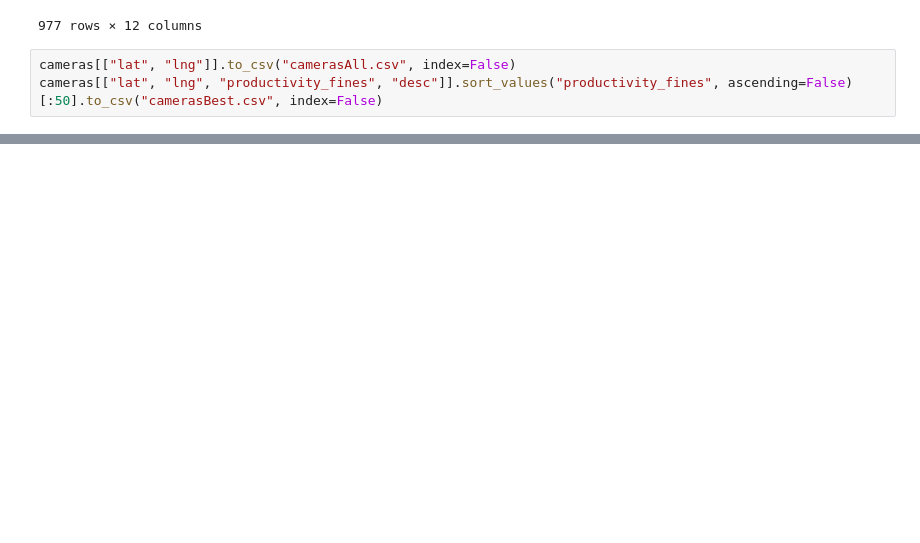
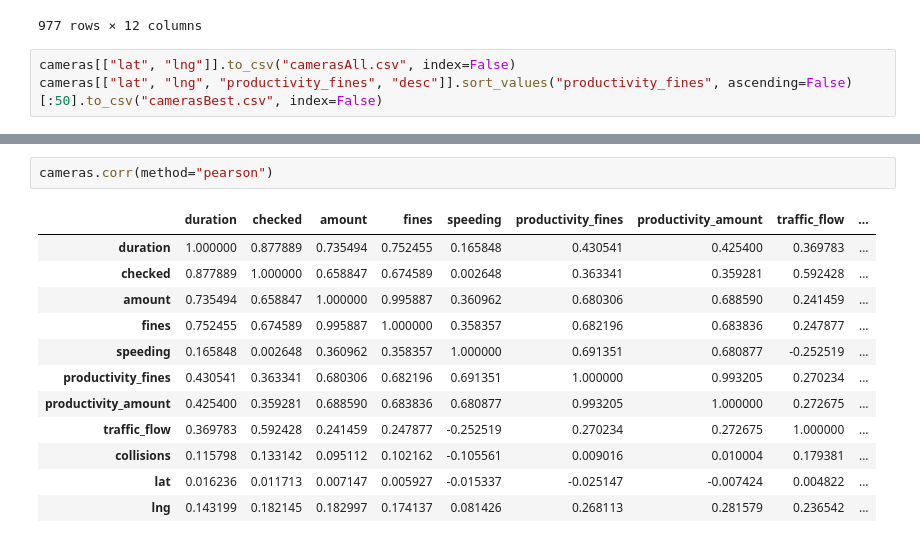
Before and after one commit to MarkusMannheim/speed-cameras, a Jupyter notebook: data/camera_data.ipynb, the cells around one changed output, grey strips where cells are left out. Cells and saved outputs as stored; diff of their text form; blank space fills up the shorter version.

```diff
--- a/data/camera_data.ipynb
+++ b/data/camera_data.ipynb
@@ -189,0 +195,15 @@ cameras.head(50)
+# %%
+cameras.corr(method="pearson")
+# %% [output]
+|  | duration | checked | amount | fines | speeding | productivity_fines | productivity_amount | traffic_flow | ... |
+| duration | 1.000000 | 0.877889 | 0.735494 | 0.752455 | 0.165848 | 0.430541 | 0.425400 | 0.369783 | ... |
+| checked | 0.877889 | 1.000000 | 0.658847 | 0.674589 | 0.002648 | 0.363341 | 0.359281 | 0.592428 | ... |
+| amount | 0.735494 | 0.658847 | 1.000000 | 0.995887 | 0.360962 | 0.680306 | 0.688590 | 0.241459 | ... |
+| fines | 0.752455 | 0.674589 | 0.995887 | 1.000000 | 0.358357 | 0.682196 | 0.683836 | 0.247877 | ... |
+| speeding | 0.165848 | 0.002648 | 0.360962 | 0.358357 | 1.000000 | 0.691351 | 0.680877 | -0.252519 | ... |
+| productivity_fines | 0.430541 | 0.363341 | 0.680306 | 0.682196 | 0.691351 | 1.000000 | 0.993205 | 0.270234 | ... |
+| productivity_amount | 0.425400 | 0.359281 | 0.688590 | 0.683836 | 0.680877 | 0.993205 | 1.000000 | 0.272675 | ... |
+| traffic_flow | 0.369783 | 0.592428 | 0.241459 | 0.247877 | -0.252519 | 0.270234 | 0.272675 | 1.000000 | ... |
+| collisions | 0.115798 | 0.133142 | 0.095112 | 0.102162 | -0.105561 | 0.009016 | 0.010004 | 0.179381 | ... |
+| lat | 0.016236 | 0.011713 | 0.007147 | 0.005927 | -0.015337 | -0.025147 | -0.007424 | 0.004822 | ... |
+| lng | 0.143199 | 0.182145 | 0.182997 | 0.174137 | 0.081426 | 0.268113 | 0.281579 | 0.236542 | ... |
```
Also changed, not shown: parts of 7 cells of this notebook, 3 other files.
